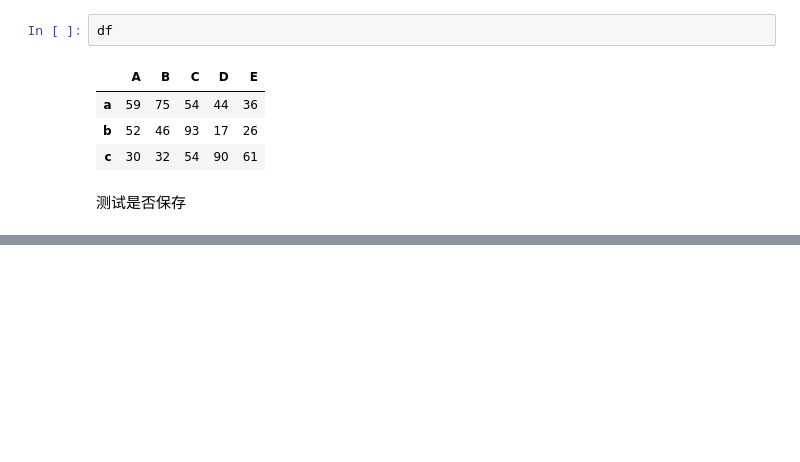
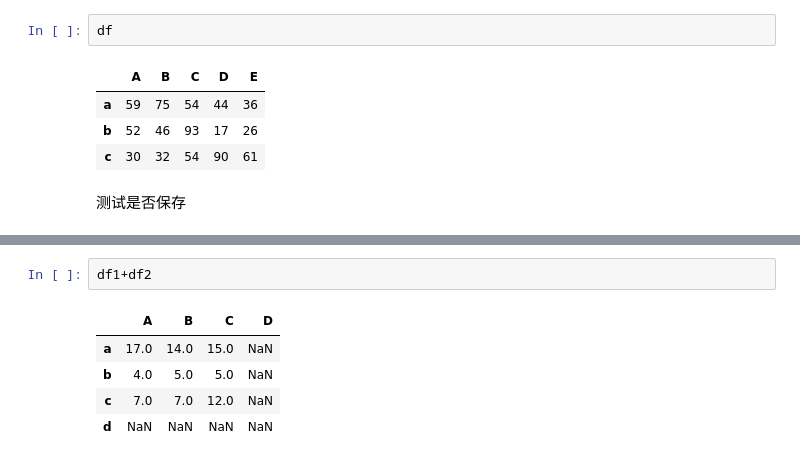
Before and after one commit to IrvingWood/pink, a Jupyter notebook: pandas_object.ipynb, the cells around one changed output, grey strips where cells are left out. Cells and saved outputs as stored; diff of their text form; blank space fills up the shorter version.

```diff
--- a/pandas_object.ipynb
+++ b/pandas_object.ipynb
@@ -1120,0 +1232,8 @@ df
+# %%
+df1+df2
+# %% [output]
+|  | A | B | C | D |
+| a | 17.0 | 14.0 | 15.0 | NaN |
+| b | 4.0 | 5.0 | 5.0 | NaN |
+| c | 7.0 | 7.0 | 12.0 | NaN |
+| d | NaN | NaN | NaN | NaN |
```
Also changed, not shown: parts of 30 cells of this notebook.
